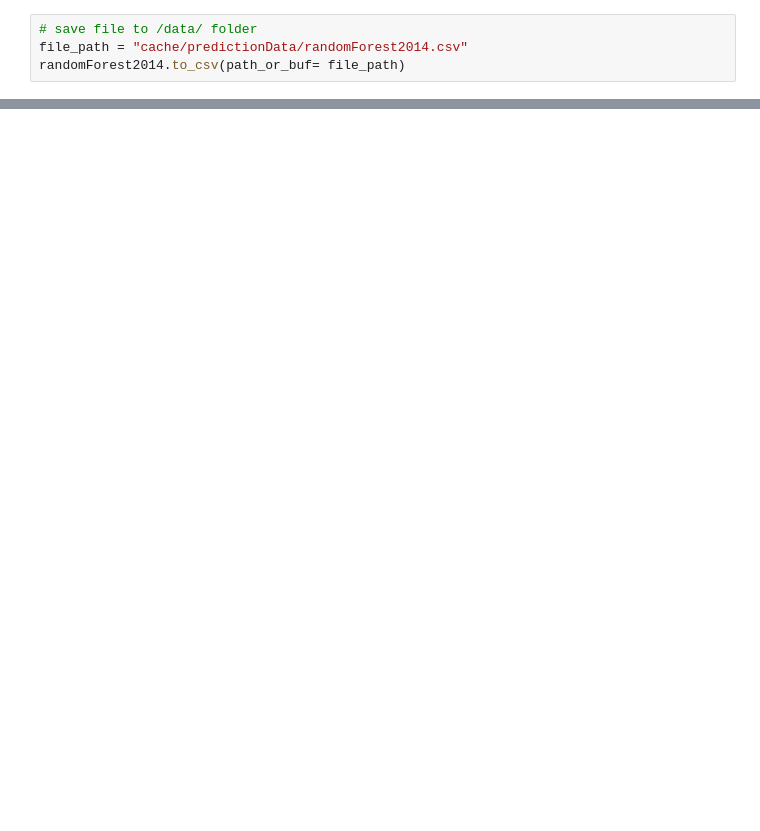
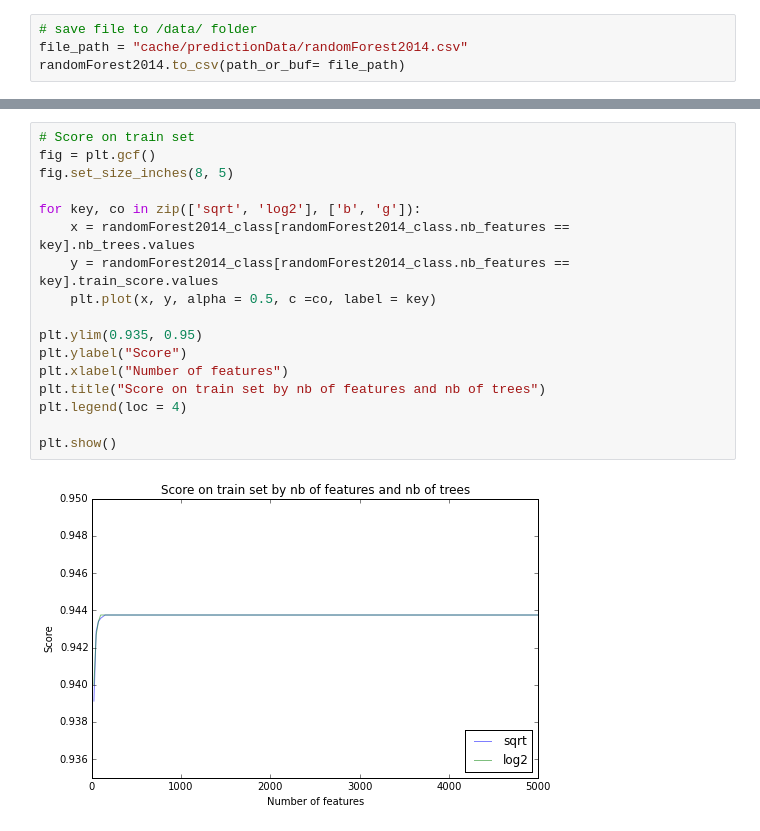
Before and after one commit to LeonhardFS/flightbbq, a Jupyter notebook: 04_PredictiveAnalytics.ipynb, the cells around one changed output, grey strips where cells are left out. Drawn from its saved outputs; the diff is of its cells as text; blank space fills up the shorter version.

```diff
--- a/04_PredictiveAnalytics.ipynb
+++ b/04_PredictiveAnalytics.ipynb
@@ -607,0 +844,19 @@ yexample = dexample[target].values
+# %%
+# Score on train set
+fig = plt.gcf()
+fig.set_size_inches(8, 5)
+
+for key, co in zip(['sqrt', 'log2'], ['b', 'g']):
+    x = randomForest2014_class[randomForest2014_class.nb_features == key].nb_trees.values
+    y = randomForest2014_class[randomForest2014_class.nb_features == key].train_score.values
+    plt.plot(x, y, alpha = 0.5, c =co, label = key)
+
+plt.ylim(0.935, 0.95)
+plt.ylabel("Score")
+plt.xlabel("Number of features")
+plt.title("Score on train set by nb of features and nb of trees")
+plt.legend(loc = 4)
+
+plt.show()
+# %% [output]
+[figure, added]
```
Also changed, not shown: parts of 120 cells of this notebook.
